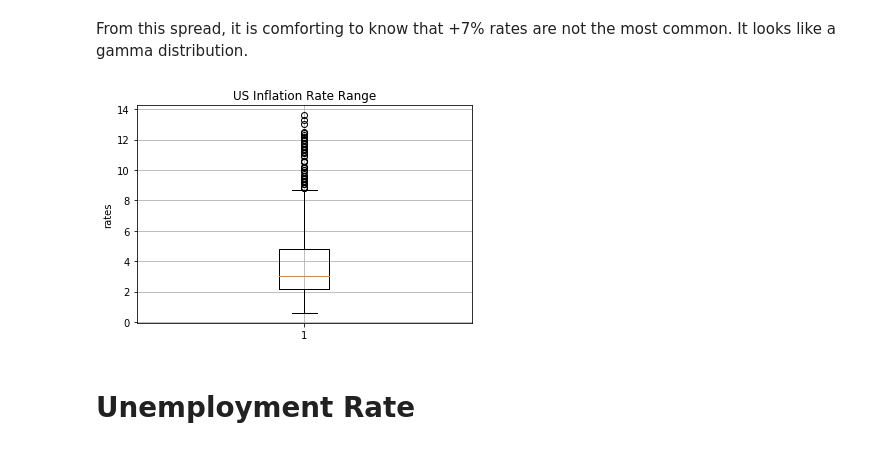
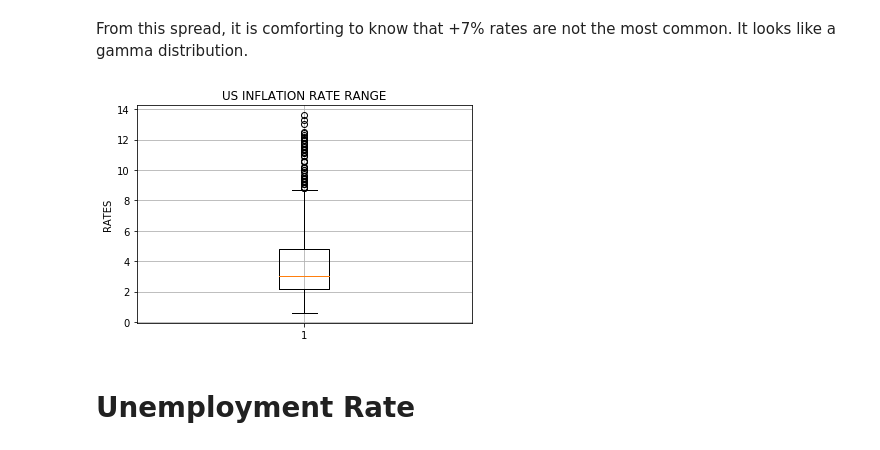
Before and after one commit to cnarrieta18/Thinkful, a Jupyter notebook: Capstone_1/data_visualization.ipynb, the cells around one changed output. Cells and saved outputs as stored; diff of their text form; code cells hidden in the pictures.

```diff
--- a/Capstone_1/data_visualization.ipynb
+++ b/Capstone_1/data_visualization.ipynb
@@ -199,3 +229,11 @@ def qq_plot(series, distribution='normal'):
+# %%
+def box_plot(series):
+
+    plt.boxplot(series)
+    plt.title('US {} RATE RANGE'.format(series.name))
+    plt.ylabel('RATES')
+    plt.grid()
+    plt.savefig('Images/boxplot_{}.png'.format(series.name));
 # %% [markdown]
 # Inflation Rate
 # %%
@@ -234,13 +255,9 @@ plt.savefig('variable_analysis_{}.png'.format(rates['INFLATION'].name));
 # %% [markdown]
 From this spread, it is comforting to know that +7% rates are not the most common.  It looks like a gamma distribution.
-# %%
-# boxplot
-plt.boxplot(rates['INFLATION'])
-plt.title('US Inflation Rate Range')
-plt.ylabel('rates')
-plt.grid();
-# %% [output]
-[figure, removed]
+# %%
+box_plot(rates['INFLATION'])
+# %% [output]
+[figure, added]
 # %% [markdown]
 # Unemployment Rate
 # %%
```
Also changed, not shown: parts of 26 cells of this notebook, 26 other files.
